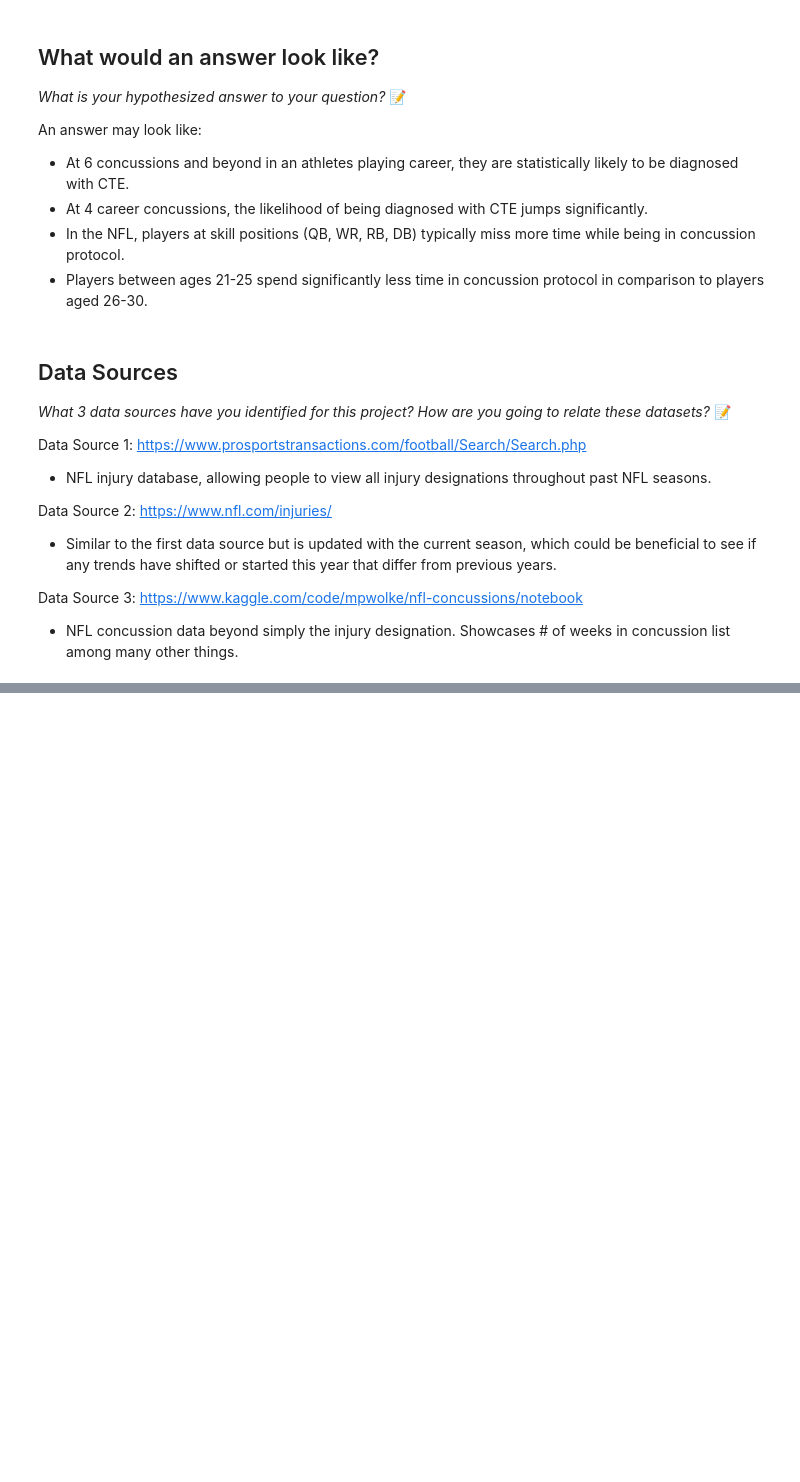
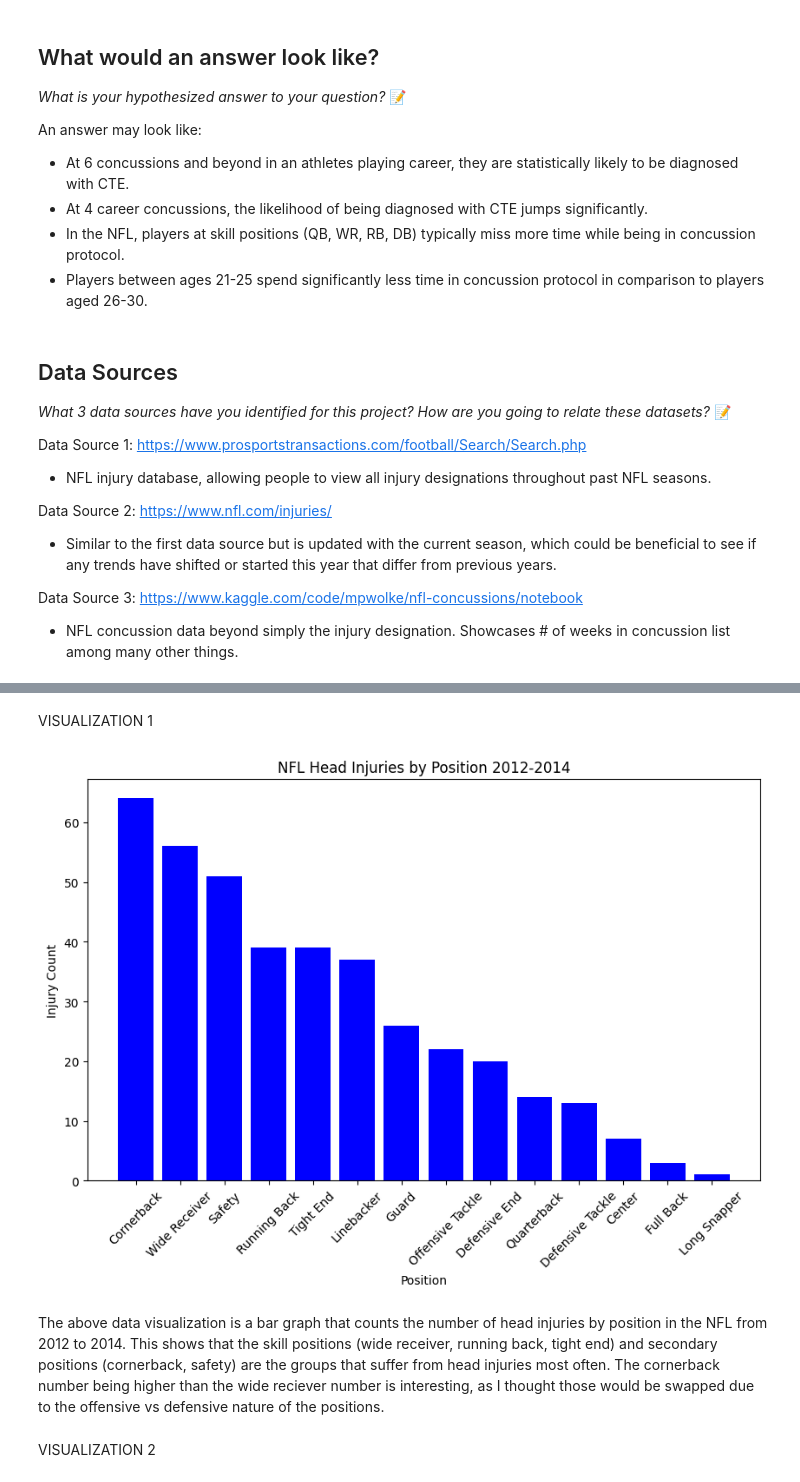
Before and after one commit to IT4063C-Fall24/final-project-jenkinsmt, a Jupyter notebook: source.ipynb, the cells around one changed output, grey strips where cells are left out. Cells and saved outputs as stored; diff of their text form; code cells hidden in the pictures; blank space fills up the shorter version.

```diff
--- a/source.ipynb
+++ b/source.ipynb
@@ -50,0 +65,24 @@ Data Source 3: https://www.kaggle.com/code/mpwolke/nfl-concussions/notebook
+# %% [markdown]
+VISUALIZATION 1
+# %%
+file_path = '/Users/matt/Documents/GitHub/final-project-jenkinsmt/Concussion Injuries 2012-2014.csv'
+df = pd.read_csv(file_path)
+
+# Replace typo in dataset in 'Position' column from 'Comerback' to 'Cornerback'
+df['Position'] = df['Position'].replace('Comerback', 'Cornerback')
+
+position_tally = df['Position'].value_counts()
+
+plt.figure(figsize=(10, 6))
+plt.bar(position_tally.index, position_tally.values, color='blue')
+plt.xlabel('Position')
+plt.ylabel('Injury Count')
+plt.title('NFL Head Injuries by Position 2012-2014')
+plt.xticks(rotation=45)
+plt.show()
+# %% [output]
+[figure, added]
+# %% [markdown]
+The above data visualization is a bar graph that counts the number of head injuries by position in the NFL from 2012 to 2014. This shows that the skill positions (wide receiver, running back, tight end) and secondary positions (cornerback, safety) are the groups that suffer from head injuries most often. The cornerback number being higher than the wide reciever number is interesting, as I thought those would be swapped due to the offensive vs defensive nature of the positions.
+# %% [markdown]
+VISUALIZATION 2
```
Also changed, not shown: parts of 11 cells of this notebook, 1 other file.
